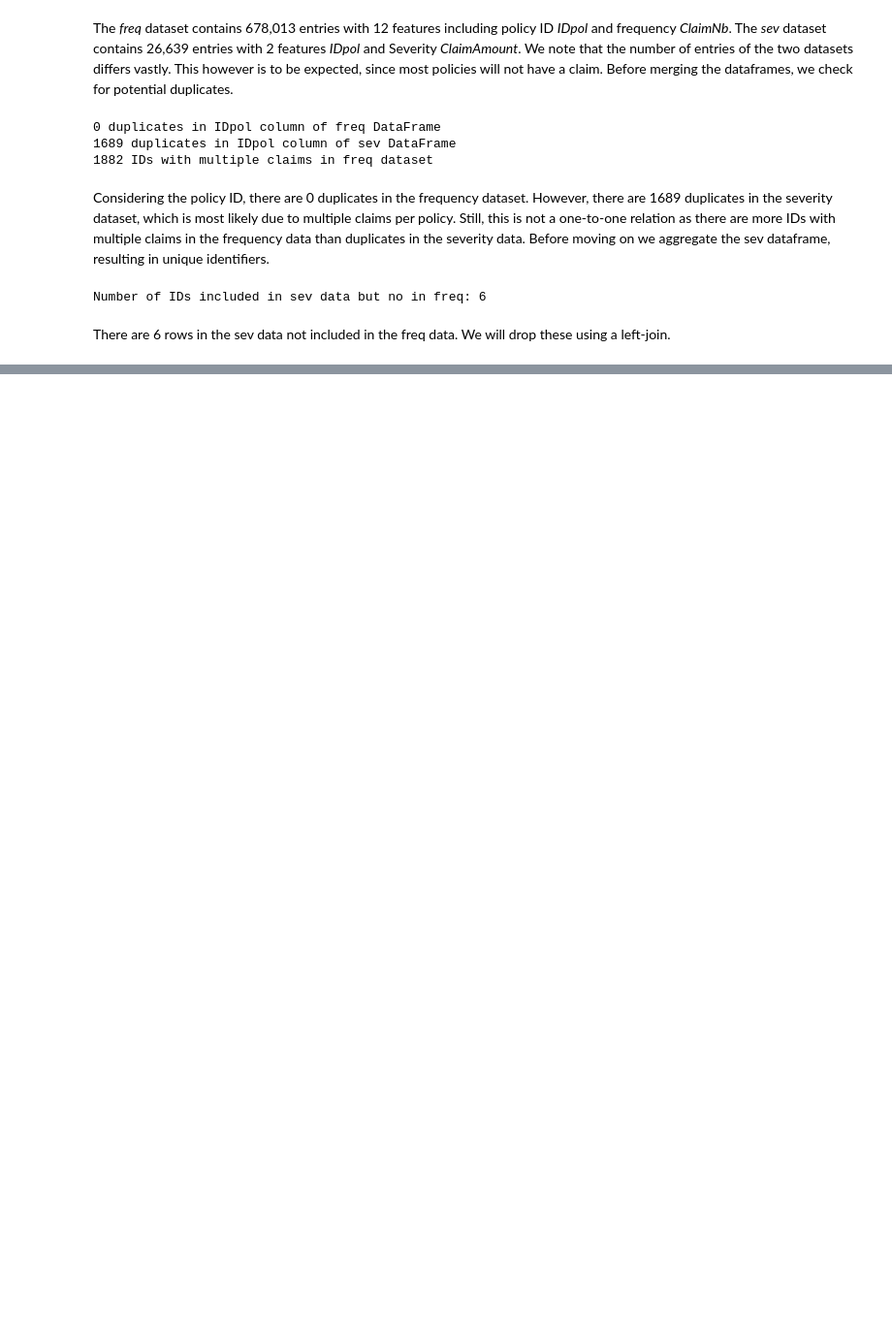
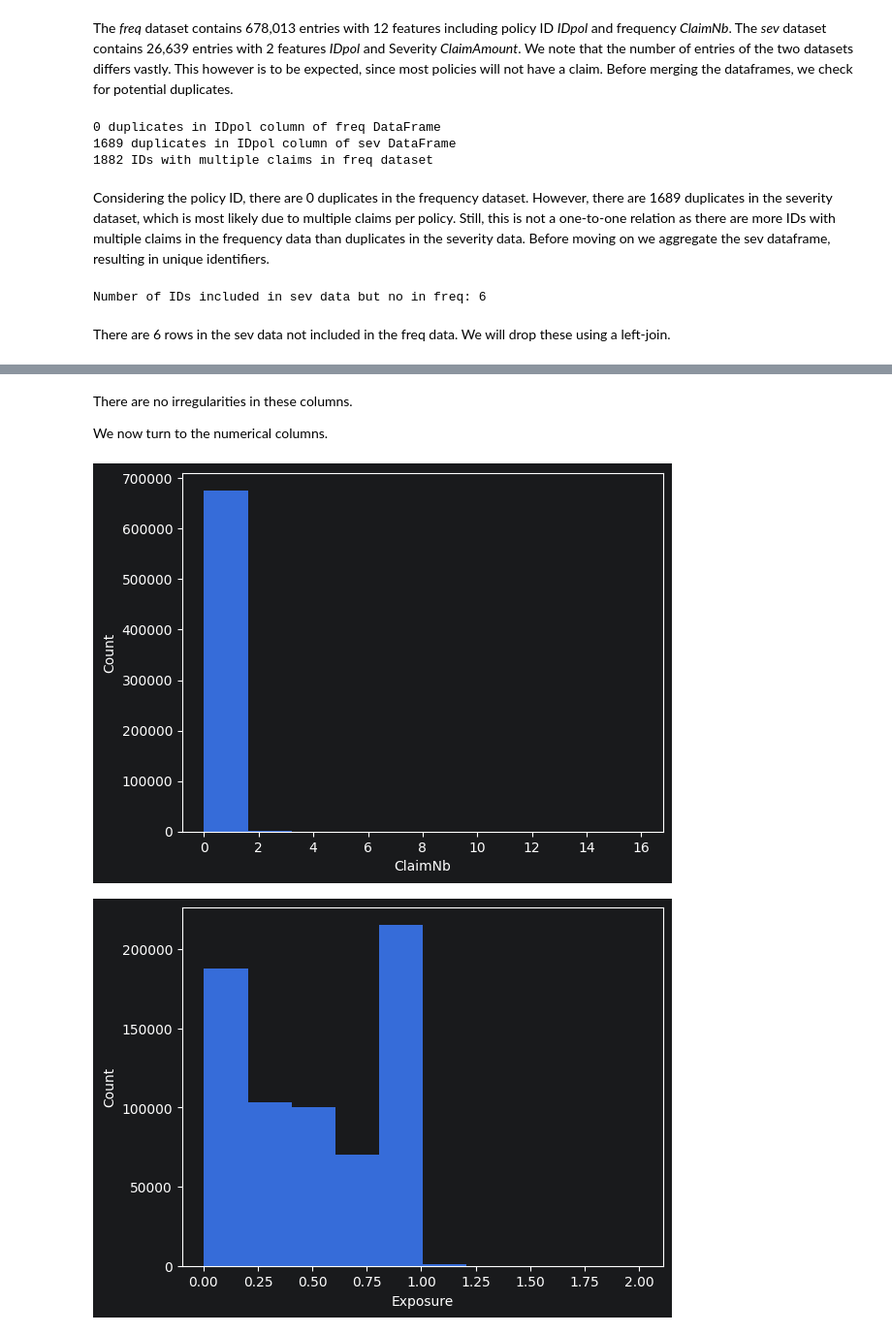
Before and after one commit to alexwill314/car_insurance_ml, a Jupyter notebook: notebooks/01_EDA.ipynb, the cells around one changed output, grey strips where cells are left out. Shown at 97% size. Cells and saved outputs as stored; diff of their text form; code cells hidden in the pictures; blank space fills up the shorter version.

```diff
--- a/notebooks/01_EDA.ipynb
+++ b/notebooks/01_EDA.ipynb
@@ -57,6 +62,7 @@ There are 6 rows in the sev data not included in the freq data. We will drop the
 # %%
 #merge data into one df, using left-join, so only IDs having features are used
 df = pd.merge(freq,sev_agg,on='IDpol',how='left',validate='one_to_one')
+df.set_index('IDpol',inplace=True)
 
 #fill rows with no ClaimAmount with 0
 df['ClaimAmount'] = df['ClaimAmount'].fillna(0)
@@ -64,0 +101,5 @@ The dataframes where merged successfully with a one-to-one relation.
+# %%
+df['VehGas'] = df['VehGas'].str.replace("'","").astype('category')
+# %%
+for col in df.select_dtypes('category').columns:
+    print(f'{col} Value Counts:\n {df[col].value_counts(dropna=False)}')
@@ -64,0 +124,13 @@ The dataframes where merged successfully with a one-to-one relation.
+# %% [markdown]
+There are no irregularities in these columns.
+
+We now turn to the numerical columns.
+# %%
+for col in df.select_dtypes('number').columns:
+    plt.hist(df[col])
+    plt.xlabel(col)
+    plt.ylabel('Count')
+    plt.show()
+# %% [output]
+[figure, added]
+[figure, added]
```
Also changed, not shown: parts of 11 cells of this notebook, 1 other file.
